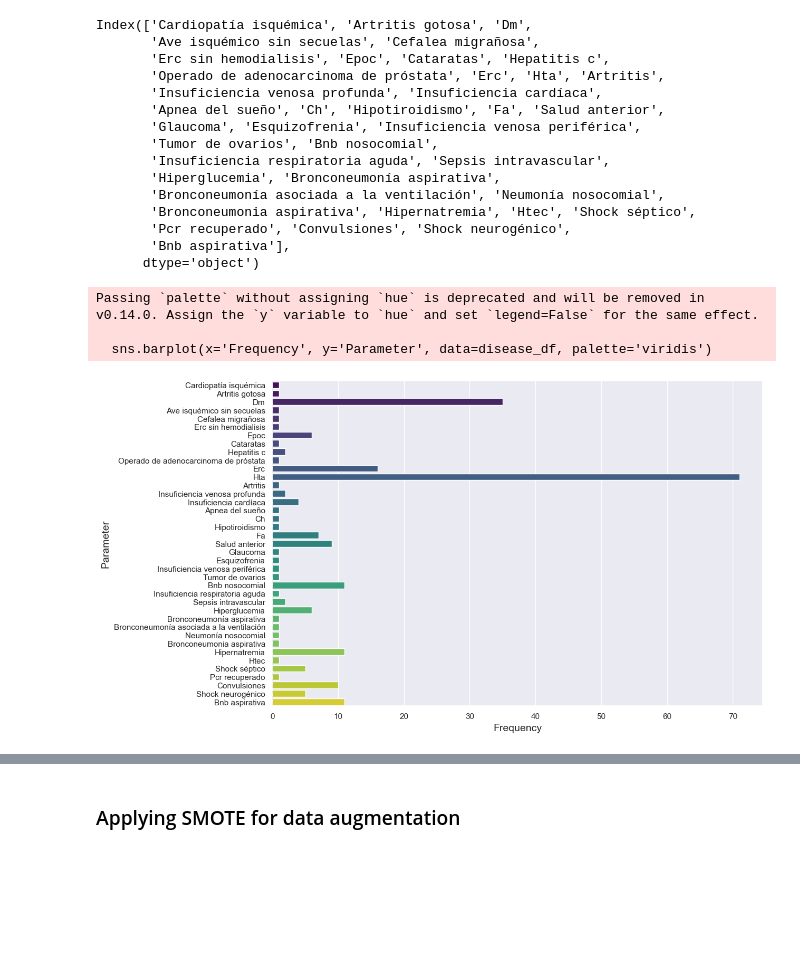
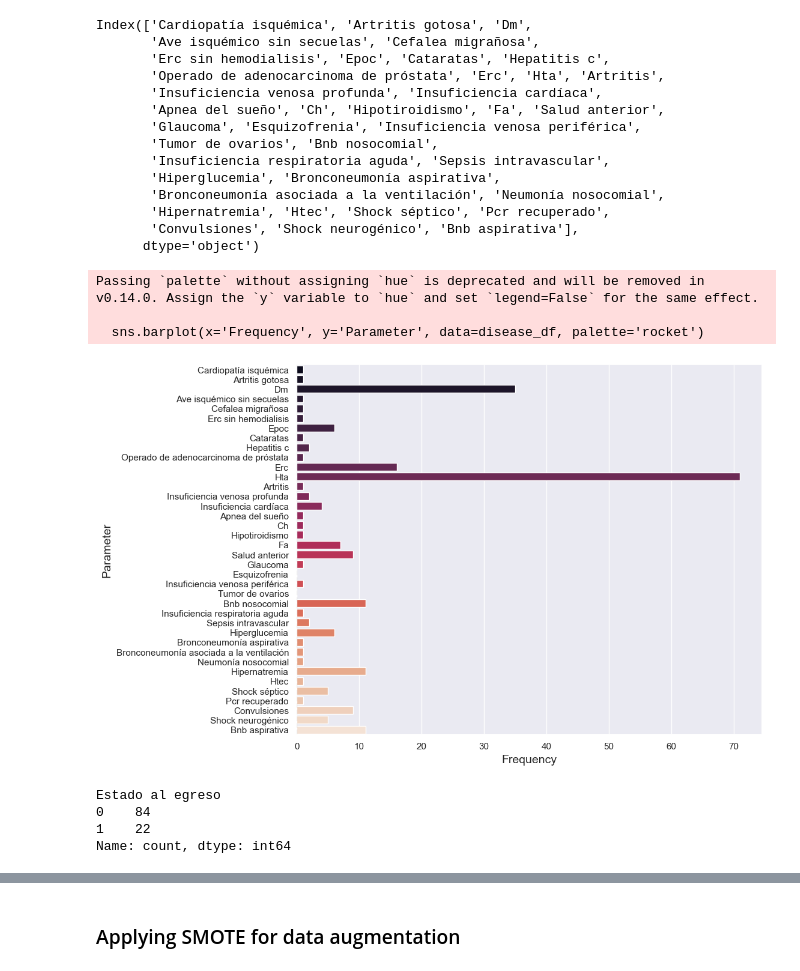
Before and after one commit to serize02/LGI-predictor, a Jupyter notebook: notebooks/00-initial-data-exploration.ipynb, the cells around one changed output, grey strips where cells are left out. Saved outputs shown, nothing was run; the diff lists cells and outputs as text; code cells hidden in the pictures; blank space fills up the shorter version.

```diff
--- a/notebooks/00-initial-data-exploration.ipynb
+++ b/notebooks/00-initial-data-exploration.ipynb
@@ -9,5 +7,5 @@ os.chdir('../')
 # %%
-data = pd.read_csv('data/raw/data.csv')
+data = pd.read_csv('../data/raw/data.csv')
 # %%
 data.columns
 # %% [output]
@@ -48,3 +47,5 @@ plt.show()
+# %%
+data.drop(data[ (data['Ilg'] > 3000) & (data['Estado al egreso'] == 1)].index, axis=0, inplace=True)
 # %%
 diseases = data.select_dtypes(include=bool).columns
 diseases
@@ -60,9 +61,8 @@ Index(['Cardiopatía isquémica', 'Artritis gotosa', 'Dm',
        'Insuficiencia respiratoria aguda', 'Sepsis intravascular',
        'Hiperglucemia', 'Bronconeumonía aspirativa',
        'Bronconeumonía asociada a la ventilación', 'Neumonía nosocomial',
-       'Bronconeumonia aspirativa', 'Hipernatremia', 'Htec', 'Shock séptico',
-       'Pcr recuperado', 'Convulsiones', 'Shock neurogénico',
-       'Bnb aspirativa'],
+       'Hipernatremia', 'Htec', 'Shock séptico', 'Pcr recuperado',
+       'Convulsiones', 'Shock neurogénico', 'Bnb aspirativa'],
       dtype='object')
 # %%
 disease_counts = data[diseases].sum()
@@ -73,15 +73,15 @@ disease_df = pd.DataFrame({
 })
 # %%
 
-plt.figure(figsize=(12, 8))
-sns.barplot(x='Frequency', y='Parameter', data=disease_df, palette='viridis')
+plt.figure(figsize=(10, 8))
+sns.barplot(x='Frequency', y='Parameter', data=disease_df, palette='rocket')
 plt.xlabel('Frequency', fontsize=14)
 plt.ylabel('Parameter', fontsize=14)
 plt.axvline(0, color='grey', linestyle='--')
 plt.show()
 # %% [output]
 Passing `palette` without assigning `hue` is deprecated and will be removed in v0.14.0. Assign the `y` variable to `hue` and set `legend=False` for the same effect.
 
-  sns.barplot(x='Frequency', y='Parameter', data=disease_df, palette='viridis')
+  sns.barplot(x='Frequency', y='Parameter', data=disease_df, palette='rocket')
-[figure, old version]
+[figure, new version]
 # %%
@@ -89 +90,8 @@ data_reg = data.drop(columns=['Leucocitos', 'Glucemia', 'Glucemia en  mg/dl', 'E
+# %%
+data['Estado al egreso'].value_counts()
+# %% [output]
+Estado al egreso
+0    84
+1    22
+Name: count, dtype: int64
 # %%
```
Also changed, not shown: parts of 26 cells of this notebook, 16 other files.
